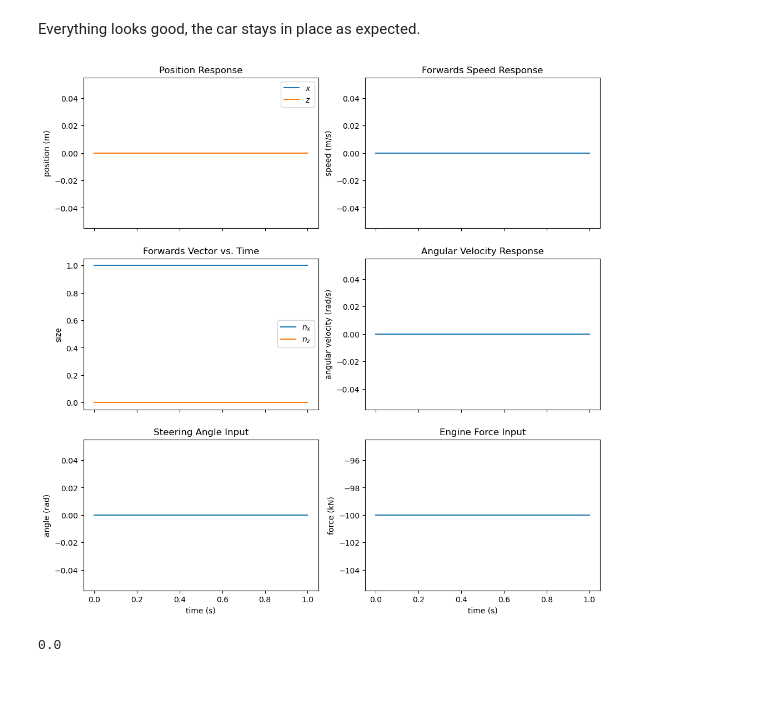
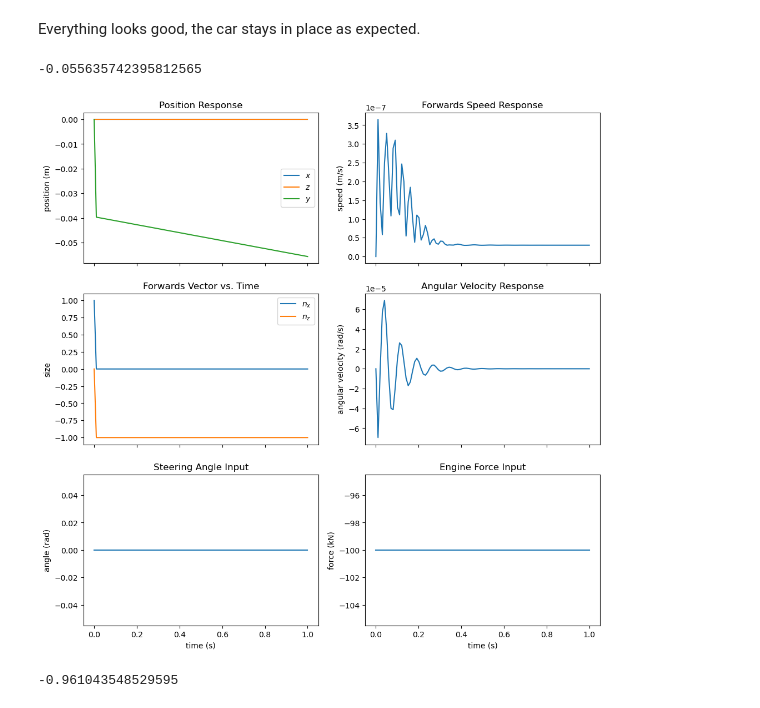
Before and after one commit to KylerLimata/hybrid-control-car, a Jupyter notebook: project2.ipynb, the cells around one changed output. Saved outputs shown, nothing was run; the diff lists cells and outputs as text; code cells hidden in the pictures.

```diff
--- a/project2.ipynb
+++ b/project2.ipynb
@@ -29,11 +29,14 @@ config = hcc.SimulationConfig()
 
 config.dt = dt
 config.units_per_meter = units_per_meter
-config.chassis_mass = 0.5 # kg
-config.chassis_width = 0.6
-config.chassis_height = 0.3
-config.wheel_mass = 0.1 # kg
-config.axle_mass = 0.1 # kg
+config.chassis_width = 1.3
+config.chassis_length = 1.8
+config.chassis_height = 0.6
+config.wheel_radius = 0.28
+config.chassis_density = 100.0
+config.wheel_density = 100.0
+config.axle_density = 100.0
+config.suspension_height = 0.12
 config.max_steering_angle = 0.7 # radians
 
 print(0.3/2)
@@ -130,18 +133,21 @@ Everything looks good, the car stays in place as expected.
 # %%
 tf_debug = 1
 nsteps_debug = tf_debug*hz
 debug_inputs2 = np.vstack((
     -100.0*np.ones(nsteps_debug),
     0.0*np.ones(nsteps_debug)
 )).T
 phi0 = 0
-initial_state = np.array([0.0, 0.0, np.cos(phi0), np.sin(phi0), 0.0, 0.0])
+initial_state = np.array([0.0, 0.0, 0.0, np.cos(phi0), np.sin(phi0), 0.0, 0.0])
 debug_states2 = simulate_response(initial_state, debug_inputs2, nsteps_debug, nstates, config)
 t_debug = np.linspace(0, tf_debug, nsteps_debug)
 
-plot_response(t_debug, debug_states2, debug_inputs2)
+plot_response(t_debug, debug_states2, debug_inputs2, plot_y=True)
+
+print(debug_states2[-1, 1])
 # %% [output]
+-0.055635742395812565
-[figure, old version]
+[figure, new version]
 # %%
 x_true = debug_states2[0, 0]
 
@@ -152,7 +158,7 @@ for t in range(hz):
 print(x_true)
 # print(debug_states2[hz, 0])
 # %% [output]
-0.0
+-0.961043548529595
 # %%
 debug_inputs3 = np.vstack((
     -1.0*np.ones(nsteps_debug),
```
Also changed, not shown: parts of 2 cells of this notebook, 1 other file.
